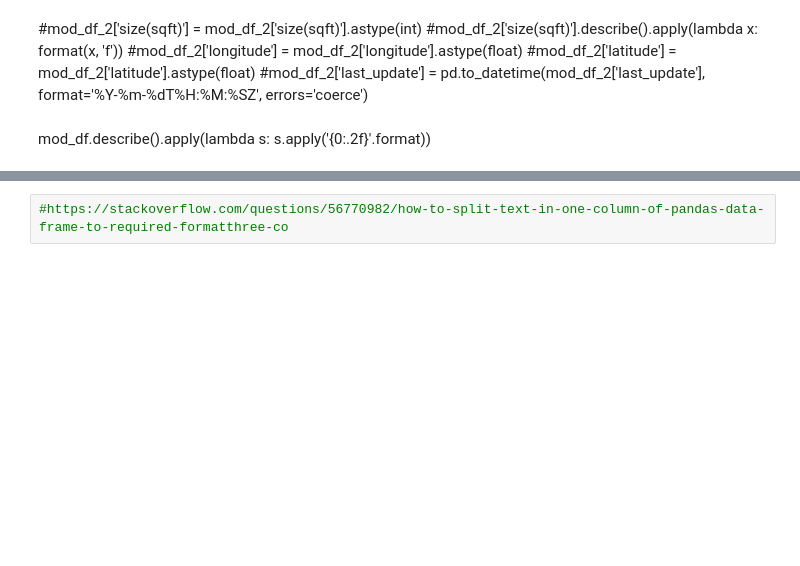
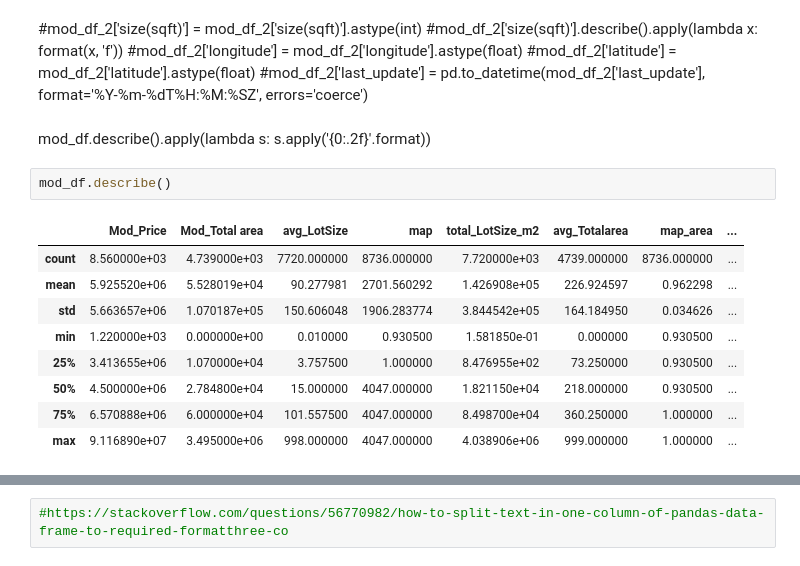
Before and after one commit to marencc/pyladies_vienna_data_course, a Jupyter notebook: eda_project/eda_project_19may.ipynb, the cells around one changed output, grey strips where cells are left out. Cells and saved outputs as stored; diff of their text form; blank space fills up the shorter version.

```diff
--- a/eda_project/eda_project_19may.ipynb
+++ b/eda_project/eda_project_19may.ipynb
@@ -602,3 +603,15 @@ print (mod_df.head())
 #mod_df_2['last_update'] = pd.to_datetime(mod_df_2['last_update'], format='%Y-%m-%dT%H:%M:%SZ', errors='coerce')
 # %% [markdown]
 mod_df.describe().apply(lambda s: s.apply('{0:.2f}'.format))
+# %%
+mod_df.describe()
+# %% [output]
+|  | Mod_Price | Mod_Total area | avg_LotSize | map | total_LotSize_m2 | avg_Totalarea | map_area | ... |
+| count | 8.560000e+03 | 4.739000e+03 | 7720.000000 | 8736.000000 | 7.720000e+03 | 4739.000000 | 8736.000000 | ... |
+| mean | 5.925520e+06 | 5.528019e+04 | 90.277981 | 2701.560292 | 1.426908e+05 | 226.924597 | 0.962298 | ... |
+| std | 5.663657e+06 | 1.070187e+05 | 150.606048 | 1906.283774 | 3.844542e+05 | 164.184950 | 0.034626 | ... |
+| min | 1.220000e+03 | 0.000000e+00 | 0.010000 | 0.930500 | 1.581850e-01 | 0.000000 | 0.930500 | ... |
+| 25% | 3.413655e+06 | 1.070000e+04 | 3.757500 | 1.000000 | 8.476955e+02 | 73.250000 | 0.930500 | ... |
+| 50% | 4.500000e+06 | 2.784800e+04 | 15.000000 | 4047.000000 | 1.821150e+04 | 218.000000 | 0.930500 | ... |
+| 75% | 6.570888e+06 | 6.000000e+04 | 101.557500 | 4047.000000 | 8.498700e+04 | 360.250000 | 1.000000 | ... |
+| max | 9.116890e+07 | 3.495000e+06 | 998.000000 | 4047.000000 | 4.038906e+06 | 999.000000 | 1.000000 | ... |
```
Also changed, not shown: parts of 7 cells of this notebook, 2 other files.
